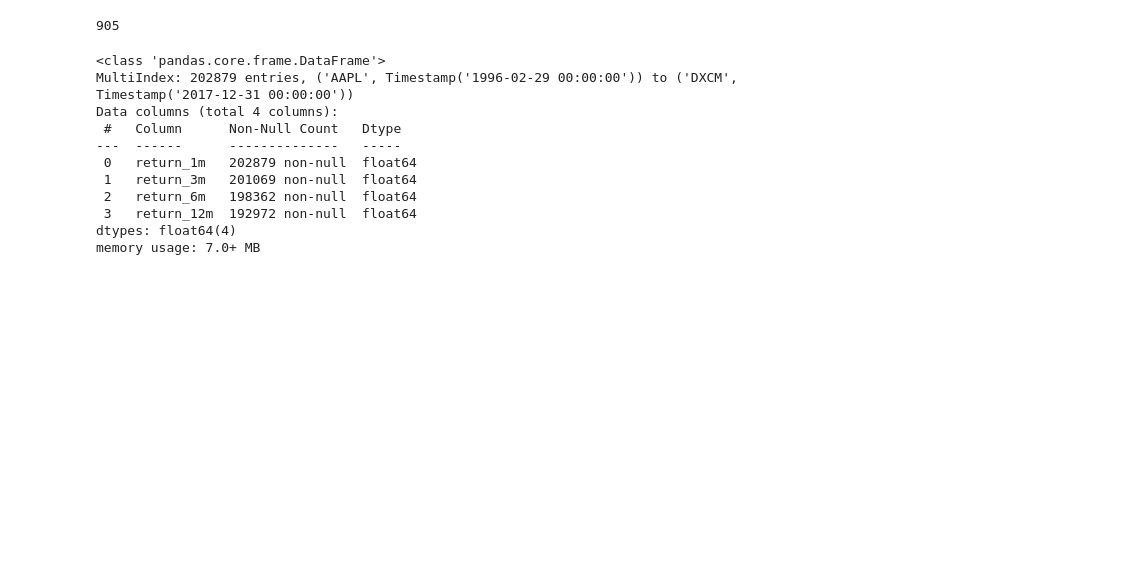
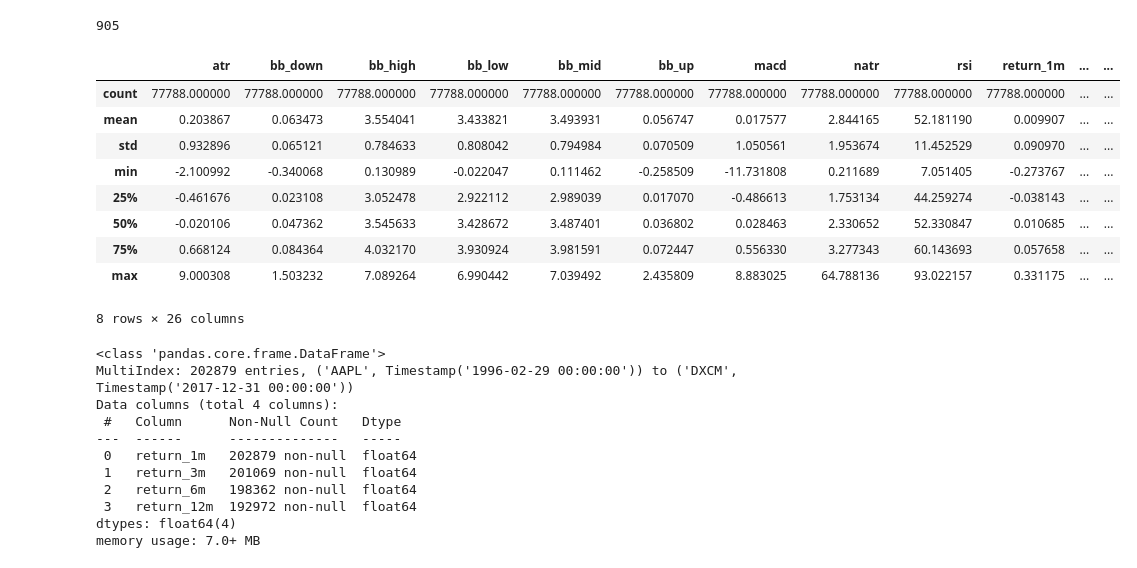
Before and after one commit to OliverJoo/quant_modeling, a Jupyter notebook: MDLing/RF_data_prep.ipynb, the cells around one changed output. Cells and saved outputs as stored; diff of their text form; code cells hidden in the pictures; blank space fills up the shorter version.

```diff
--- a/MDLing/RF_data_prep.ipynb
+++ b/MDLing/RF_data_prep.ipynb
@@ -215,5 +239,18 @@ data = data[data.dollar_vol_rank < 500].drop(['dollar_volume', 'dollar_vol_rank'
 len(data.index.unique('ticker'))
 # %% [output]
 905
+# %%
+data.describe()
+# %% [output]
+|  | atr | bb_down | bb_high | bb_low | bb_mid | bb_up | macd | natr | rsi | return_1m | ... | ... |
+| count | 77788.000000 | 77788.000000 | 77788.000000 | 77788.000000 | 77788.000000 | 77788.000000 | 77788.000000 | 77788.000000 | 77788.000000 | 77788.000000 | ... | ... |
+| mean | 0.203867 | 0.063473 | 3.554041 | 3.433821 | 3.493931 | 0.056747 | 0.017577 | 2.844165 | 52.181190 | 0.009907 | ... | ... |
+| std | 0.932896 | 0.065121 | 0.784633 | 0.808042 | 0.794984 | 0.070509 | 1.050561 | 1.953674 | 11.452529 | 0.090970 | ... | ... |
+| min | -2.100992 | -0.340068 | 0.130989 | -0.022047 | 0.111462 | -0.258509 | -11.731808 | 0.211689 | 7.051405 | -0.273767 | ... | ... |
+| 25% | -0.461676 | 0.023108 | 3.052478 | 2.922112 | 2.989039 | 0.017070 | -0.486613 | 1.753134 | 44.259274 | -0.038143 | ... | ... |
+| 50% | -0.020106 | 0.047362 | 3.545633 | 3.428672 | 3.487401 | 0.036802 | 0.028463 | 2.330652 | 52.330847 | 0.010685 | ... | ... |
+| 75% | 0.668124 | 0.084364 | 4.032170 | 3.930924 | 3.981591 | 0.072447 | 0.556330 | 3.277343 | 60.143693 | 0.057658 | ... | ... |
+| max | 9.000308 | 1.503232 | 7.089264 | 6.990442 | 7.039492 | 2.435809 | 8.883025 | 64.788136 | 93.022157 | 0.331175 | ... | ... |
+8 rows × 26 columns
 # %%
 # Create monthly return series
```
Also changed, not shown: parts of 16 cells of this notebook.
